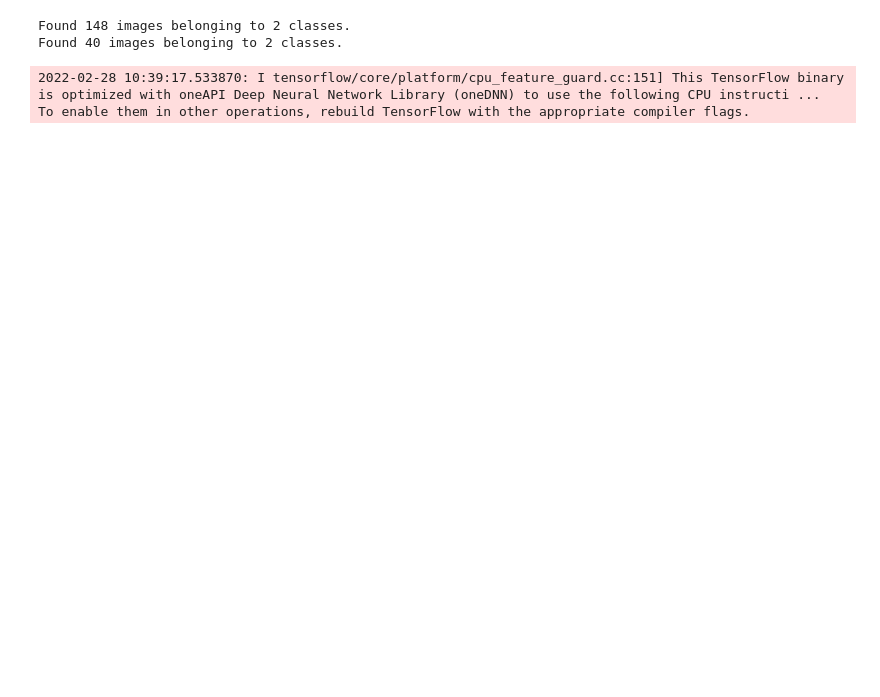
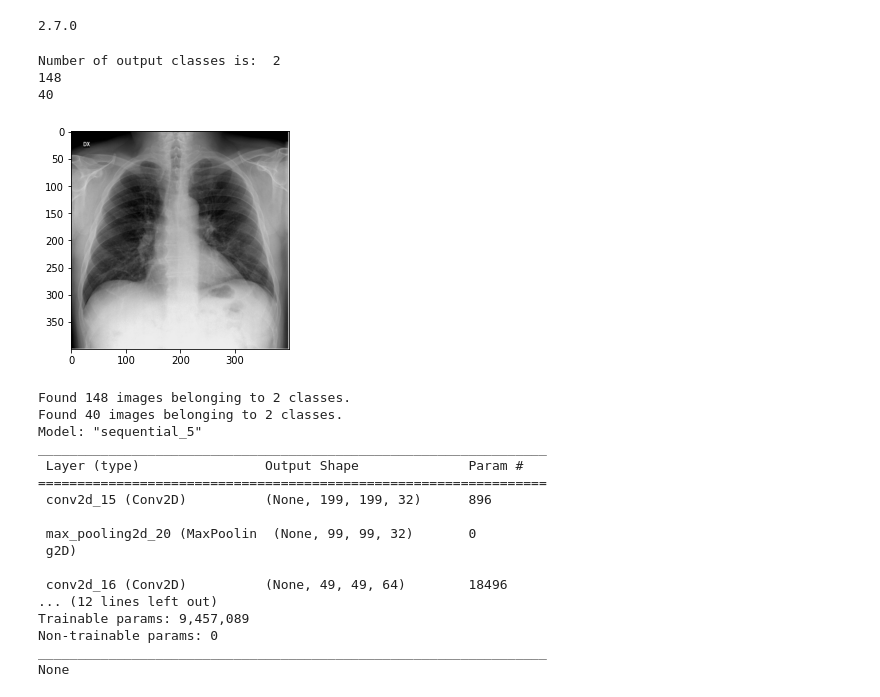
Before and after one commit to wbradford2001/Covid-19-detection-from-chest-xray, a Jupyter notebook: MODEL_CREATOR.ipynb, the cells around one changed output. Drawn from its saved outputs; the diff is of its cells as text; code cells hidden in the pictures; blank space fills up the shorter version.

Commit message:
Updated model architecture

```diff
--- a/MODEL_CREATOR.ipynb
+++ b/MODEL_CREATOR.ipynb
@@ -1,12 +1,13 @@
 # %%
 import tensorflow as tf
 import pickle
+print(tf.__version__)
 
 import numpy as np
 import matplotlib.pyplot as plt
 from tensorflow.keras.layers import Input, Conv2D, Dense, Flatten, Dropout, MaxPool2D
 from tensorflow.keras.utils import to_categorical
-from tensorflow.keras.models import Model
+#from tensorflow.keras.models import Model
 from glob import glob
 from PIL import Image
 from keras.preprocessing import image
@@ -20,40 +21,72 @@ import pydicom
 import scipy
 import cv2
 import skimage
+# %% [output]
+2.7.0
 # %%
 training_data_path = '/Users/sipebradford/Downloads/Covid-19-detection-from-chest-xray/xray_dataset_covid19/train'
 test_data_path = '/Users/sipebradford/Downloads/Covid-19-detection-from-chest-xray/xray_dataset_covid19/test'
 
 output_classes = len(glob(training_data_path + '/*'))
-#print('Number of output classes is: ', output_classes)
+print('Number of output classes is: ', output_classes)
 
 training_files = glob(training_data_path + '/*/*')
 test_files = glob(test_data_path + '/*/*')
-#print(len(training_files))
-#print(len(test_files))
+print(len(training_files))
+print(len(test_files))
 
 test_image = Image.open(training_files[0])
 test_image = test_image.resize((400,400))
 
-##plt.imshow(test_image)
-##plt.show()
+plt.imshow(test_image)
+plt.show()
 
 test_data_generator = ImageDataGenerator(rescale = 1./255)
 
 training_data = train_data_generator.flow_from_directory(training_data_path, target_size = (400,400), batch_size = 4, class_mode = 'binary')
 
 test_data = train_data_generator.flow_from_directory(test_data_path, target_size = (400,400), batch_size = 4, class_mode = 'binary')
-input_layer = Input(shape = (400,400,3))
-conv1 = Conv2D(32, (3,3), strides = 2, activation = 'relu')(input_layer)
+
+#build model architecture
+model = tf.keras.models.Sequential()
+model.add(tf.keras.layers.Conv2D(32, (3, 3), strides = 2, activation = 'relu', input_shape= (400, 400, 3)))
+#input_layer = Input(shape = (400,400,3))
+#conv1 = Conv2D(32, (3,3), strides = 2, activation = 'relu')(input_layer)
 maxpool1 = MaxPool2D(2,2)(conv1)
-conv2 = Conv2D(64, (3,3), strides = 2, activation = 'relu')(maxpool1)
-maxpool2 = MaxPool2D(pool_size = (2, 2))(conv2)
-flat1 = Flatten()(maxpool2)
-dense1 = Dense(256, activation = 'relu')(flat1)
-output_layer = Dense(1, activation = 'sigmoid')(dense1)
-model = Model(input_layer, output_layer)
+model.add(tf.keras.layers.MaxPool2D(2, 2))
+#conv2 = Conv2D(64, (3,3), strides = 2, activation = 'relu')(maxpool1)
+model.add(tf.keras.layers.Conv2D(64, (3,3), strides = 2, activation = 'relu'))
+
+#maxpool2 = MaxPool2D(pool_size = (2, 2))(conv2)
+model.add(tf.keras.layers.MaxPool2D(pool_size = (2, 2)))
+
+#flat1 = Flatten()(maxpool2)
+model.add(tf.keras.layers.Flatten())
+#dense1 = Dense(256, activation = 'relu')(flat1)
+model.add(tf.keras.layers.Dense(256, activation = 'relu'))
+#output_layer = Dense(1, activation = 'sigmoid')(dense1)
+model.add(tf.keras.layers.Dense(1, activation = 'sigmoid'))
+#model = Model(input_layer, output_layer)
+print(model.summary())
 # %% [output]
-Found 148 images belonging to 2 classes.
-Found 40 images belonging to 2 classes.
+Number of output classes is:  2
+148
+40
+[figure, added]
-2022-02-28 10:39:17.533870: I tensorflow/core/platform/cpu_feature_guard.cc:151] This TensorFlow binary is optimized with oneAPI Deep Neural Network Library (oneDNN) to use the following CPU instructi ...
-To enable them in other operations, rebuild TensorFlow with the appropriate compiler flags.
+Found 148 images belonging to 2 classes.
+Found 40 images belonging to 2 classes.
+Model: "sequential_5"
+_________________________________________________________________
+ Layer (type)                Output Shape              Param #
+=================================================================
+ conv2d_15 (Conv2D)          (None, 199, 199, 32)      896
+
+ max_pooling2d_20 (MaxPoolin  (None, 99, 99, 32)       0
+ g2D)
+
+ conv2d_16 (Conv2D)          (None, 49, 49, 64)        18496
+... (12 lines left out)
+Trainable params: 9,457,089
+Non-trainable params: 0
+_________________________________________________________________
+None
```
Also changed, not shown: parts of 2 cells of this notebook.
